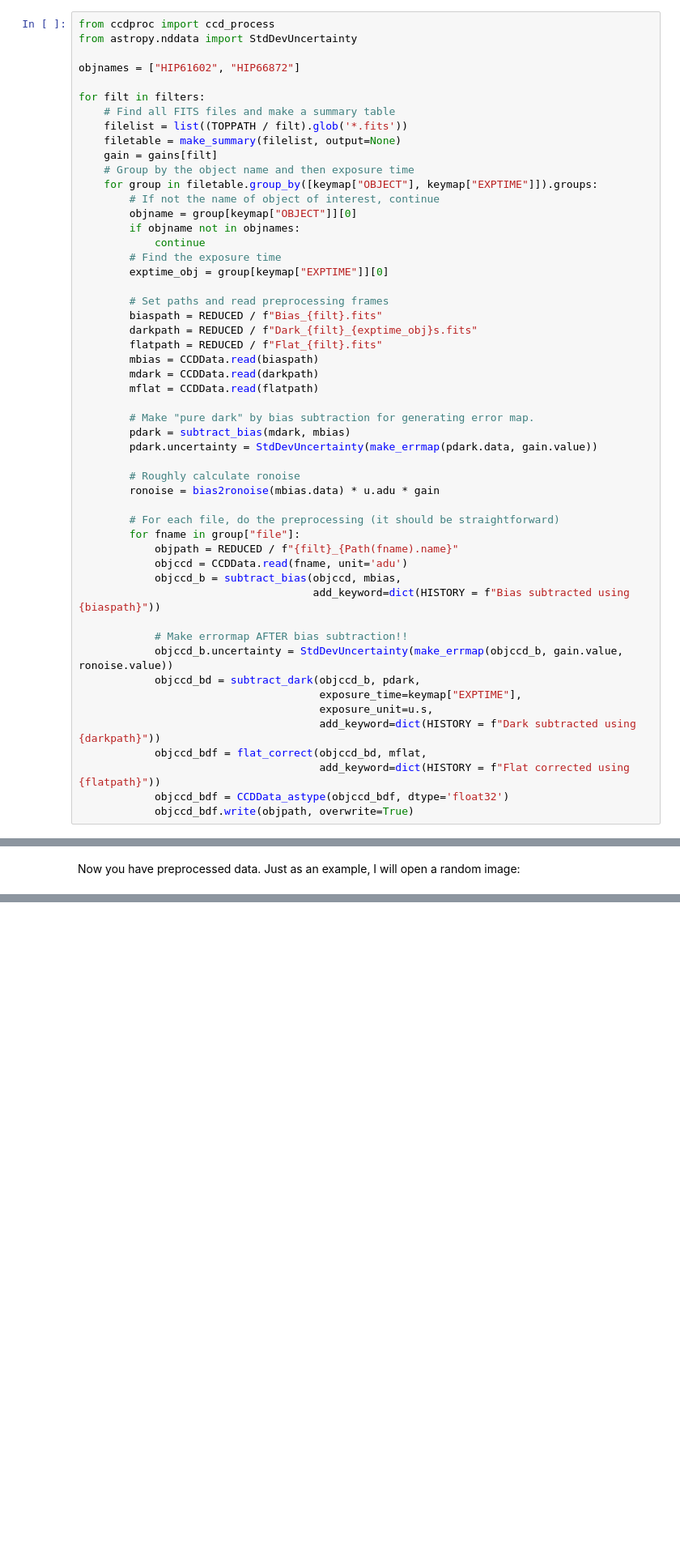
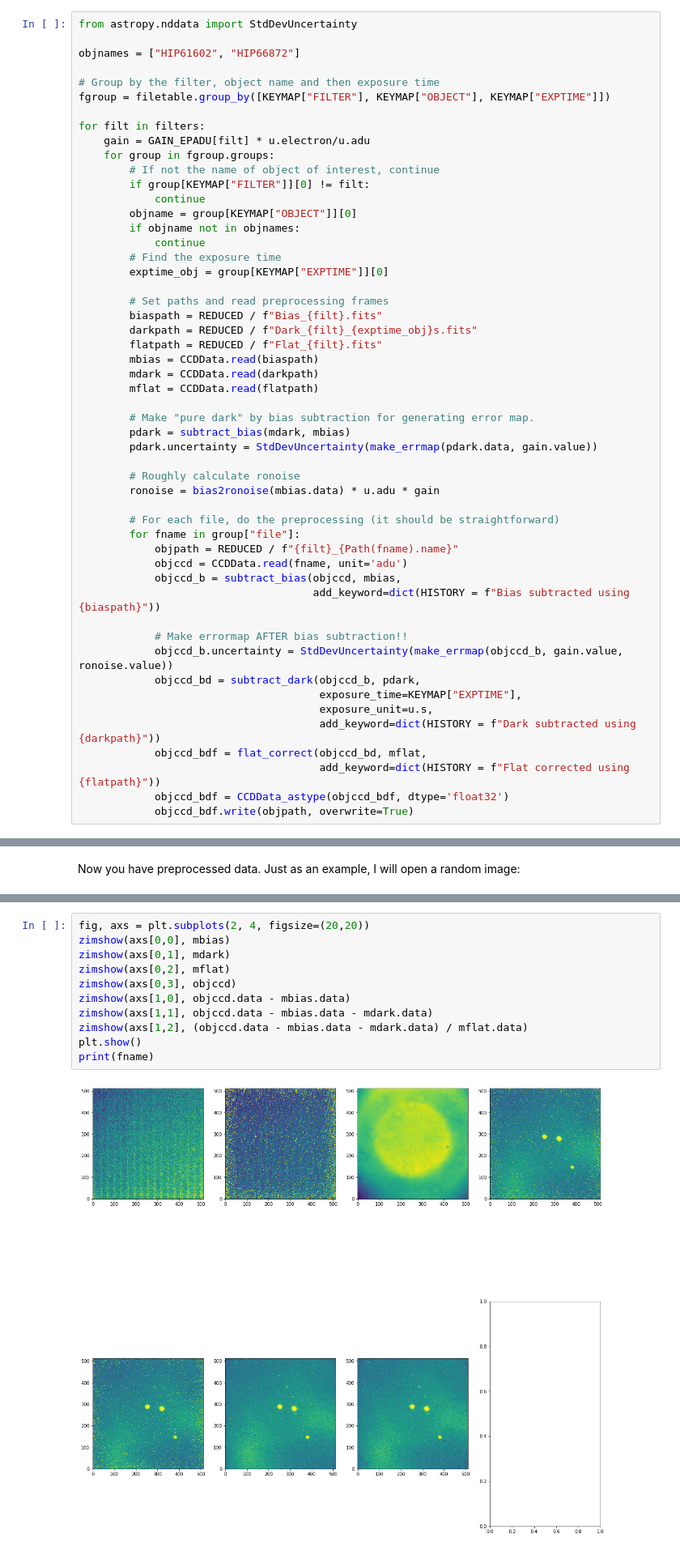
Before and after one commit to ysBach/AO_2018, a Jupyter notebook: Python_Preprocessing.ipynb, the cells around one changed output, grey strips where cells are left out. Shown at 81% size. Saved outputs shown, nothing was run; the diff lists cells and outputs as text; blank space fills up the shorter version.

```diff
--- a/Python_Preprocessing.ipynb
+++ b/Python_Preprocessing.ipynb
@@ -882,24 +978,24 @@ Now that we have all the preprocessing frames! (bias, dark, flat).
 
 One thing we don't have in the header is the readout noise. It can roughly be calculated by fitting a Gaussian curve to the frequency distribution of bias frame (the standard deviation of the fitting curve is the readout noise in ADU). Since we know the electron gain from the header, although we are not sure about this value, you can convert the readout noise into electron unit, if you wish.
 # %%
-from ccdproc import ccd_process
 from astropy.nddata import StdDevUncertainty
 
 objnames = ["HIP61602", "HIP66872"]
 
+# Group by the filter, object name and then exposure time
+fgroup = filetable.group_by([KEYMAP["FILTER"], KEYMAP["OBJECT"], KEYMAP["EXPTIME"]])
+
 for filt in filters:
-    # Find all FITS files and make a summary table
-    filelist = list((TOPPATH / filt).glob('*.fits'))
-    filetable = make_summary(filelist, output=None)
-    gain = gains[filt]
-    # Group by the object name and then exposure time
-    for group in filetable.group_by([keymap["OBJECT"], keymap["EXPTIME"]]).groups:
+    gain = GAIN_EPADU[filt] * u.electron/u.adu
+    for group in fgroup.groups:
         # If not the name of object of interest, continue
-        objname = group[keymap["OBJECT"]][0]
+        if group[KEYMAP["FILTER"]][0] != filt:
+            continue
+        objname = group[KEYMAP["OBJECT"]][0]
         if objname not in objnames:
             continue
         # Find the exposure time
-        exptime_obj = group[keymap["EXPTIME"]][0]
+        exptime_obj = group[KEYMAP["EXPTIME"]][0]
 
         # Set paths and read preprocessing frames
         biaspath = REDUCED / f"Bias_{filt}.fits"
@@ -926,7 +1022,7 @@ for filt in filters:
             # Make errormap AFTER bias subtraction!!
             objccd_b.uncertainty = StdDevUncertainty(make_errmap(objccd_b, gain.value, ronoise.value))
             objccd_bd = subtract_dark(objccd_b, pdark,
-                                      exposure_time=keymap["EXPTIME"],
+                                      exposure_time=KEYMAP["EXPTIME"],
                                       exposure_unit=u.s,
                                       add_keyword=dict(HISTORY = f"Dark subtracted using {darkpath}"))
             objccd_bdf = flat_correct(objccd_bd, mflat,
@@ -971,3 +1056,16 @@ Reasons: It appears only in i'-band, so the light source should be red or near I
 The ``ginga`` cut images are attached:
 
 ![](images/ginga_tripol.png)
+# %%
+fig, axs = plt.subplots(2, 4, figsize=(20,20))
+zimshow(axs[0,0], mbias)
+zimshow(axs[0,1], mdark)
+zimshow(axs[0,2], mflat)
+zimshow(axs[0,3], objccd)
+zimshow(axs[1,0], objccd.data - mbias.data)
+zimshow(axs[1,1], objccd.data - mbias.data - mdark.data)
+zimshow(axs[1,2], (objccd.data - mbias.data - mdark.data) / mflat.data)
+plt.show()
+print(fname)
+# %% [output]
+[figure, added]
```
Also changed, not shown: parts of 7 cells of this notebook.
